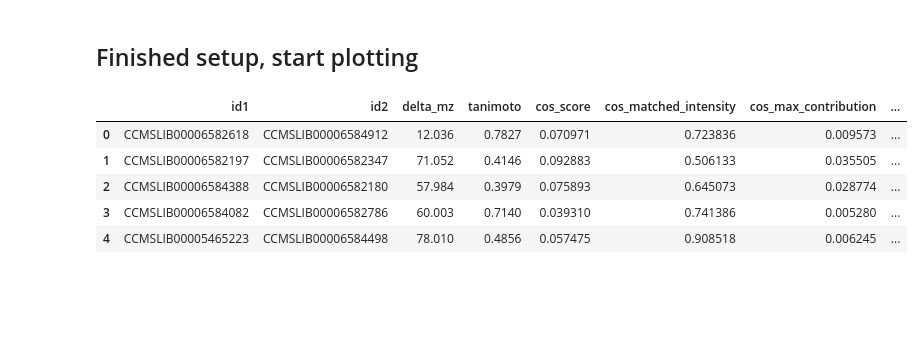
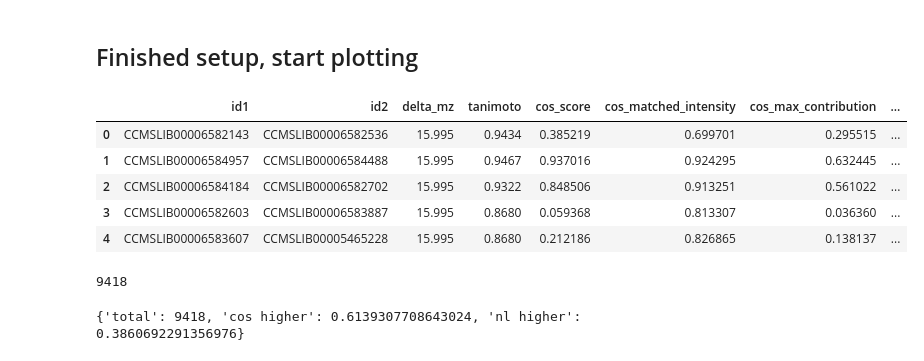
Before and after one commit to bittremieux/cosine_neutral_loss, a Jupyter notebook: notebooks/plots.ipynb, the cells around one changed output. Saved outputs shown, nothing was run; the diff lists cells and outputs as text; code cells hidden in the pictures; blank space fills up the shorter version.

```diff
--- a/notebooks/plots.ipynb
+++ b/notebooks/plots.ipynb
@@ -23,32 +23,26 @@ Path("results/img/").mkdir(parents=True, exist_ok=True)
 # %% [markdown]
 ## Finished setup, start plotting
 # %%
-# filename = "results/gnps_lib_sqrt_True_500000pairs_6min_signals_200maxdelta.parquet"
-filename = "results/BILELIB19_all_sqrt_False_100pairs_6min_signals_True_requirestruc_4i0-200deltamz_0mods.parquet"
-# filename = "results/20220418_ALL_GNPS_NO_PROPOGATED_acetyl_sqrt_False_500000pairs_6min_signals_42i01056specific_delta_0mods.parquet"
-# filename = "results/20220418_ALL_GNPS_NO_PROPOGATED_oxygen_sqrt_True_500000pairs_6min_signals_15i9949specific_delta_0mods.parquet"
-# filename = "results/BILELIB19_as_exchange_sqrt_True_10pairs_6min_signals_200maxdelta_8mods.parquet"
-# filename = "results/gnps_lib_sqrt_False_500000pairs_6min_signals_200maxdelta.parquet"
-# filename = "results/BILELIB19_oxygen_sqrt_False_500000pairs_6min_signals_15i9949specific_delta.parquet"
-# filename = "results/BILELIB19_as_exchange_sqrt_False_500000pairs_6min_signals_200maxdelta_8mods.parquet"
-# filename = "results/BILELIB19_bile_conjugates_sqrt_False_500000pairs_6min_signals_200maxdelta_5mods.parquet"
+filename = "results/BILELIB19_oxy_sqrt_False_500000pairs_6min_signals_True_requirestruc_15i9949specific_delta_0mods.parquet"
 
 # use filename to identify exported files
 analysis_id = Path(filename).stem
 
 similarities = pd.read_parquet(filename)
 similarities.head(5)
 # %% [output]
 |  | id1 | id2 | delta_mz | tanimoto | cos_score | cos_matched_intensity | cos_max_contribution | ... |
-| 0 | CCMSLIB00006582618 | CCMSLIB00006584912 | 12.036 | 0.7827 | 0.070971 | 0.723836 | 0.009573 | ... |
-| 1 | CCMSLIB00006582197 | CCMSLIB00006582347 | 71.052 | 0.4146 | 0.092883 | 0.506133 | 0.035505 | ... |
-| 2 | CCMSLIB00006584388 | CCMSLIB00006582180 | 57.984 | 0.3979 | 0.075893 | 0.645073 | 0.028774 | ... |
-| 3 | CCMSLIB00006584082 | CCMSLIB00006582786 | 60.003 | 0.7140 | 0.039310 | 0.741386 | 0.005280 | ... |
-| 4 | CCMSLIB00005465223 | CCMSLIB00006584498 | 78.010 | 0.4856 | 0.057475 | 0.908518 | 0.006245 | ... |
+| 0 | CCMSLIB00006582143 | CCMSLIB00006582536 | 15.995 | 0.9434 | 0.385219 | 0.699701 | 0.295515 | ... |
+| 1 | CCMSLIB00006584957 | CCMSLIB00006584488 | 15.995 | 0.9467 | 0.937016 | 0.924295 | 0.632445 | ... |
+| 2 | CCMSLIB00006584184 | CCMSLIB00006582702 | 15.995 | 0.9322 | 0.848506 | 0.913251 | 0.561022 | ... |
+| 3 | CCMSLIB00006582603 | CCMSLIB00006583887 | 15.995 | 0.8680 | 0.059368 | 0.813307 | 0.036360 | ... |
+| 4 | CCMSLIB00006583607 | CCMSLIB00005465228 | 15.995 | 0.8680 | 0.212186 | 0.826865 | 0.138137 | ... |
 # %%
 # remove rows where all scores are 0
 similarities = similarities[(similarities["cos_score"]>0) & (similarities["mod_score"]>0) & (similarities["nl_score"]>0)]
 len(similarities)
+# %% [output]
+9418
 # %%
 total = len(similarities)
 stats = {
@@ -57,6 +51,8 @@ stats = {
     'nl higher': len(similarities[similarities["cos_score"]<similarities["nl_score"]])/ total
 }
 print(stats)
+# %% [output]
+{'total': 9418, 'cos higher': 0.6139307708643024, 'nl higher': 0.3860692291356976}
 # %%
 df = pd.DataFrame()
 df['cosine-nl'] = similarities['cos_score'] - similarities['nl_score']
```
Also changed, not shown: parts of 2 cells of this notebook, 1 other file.
